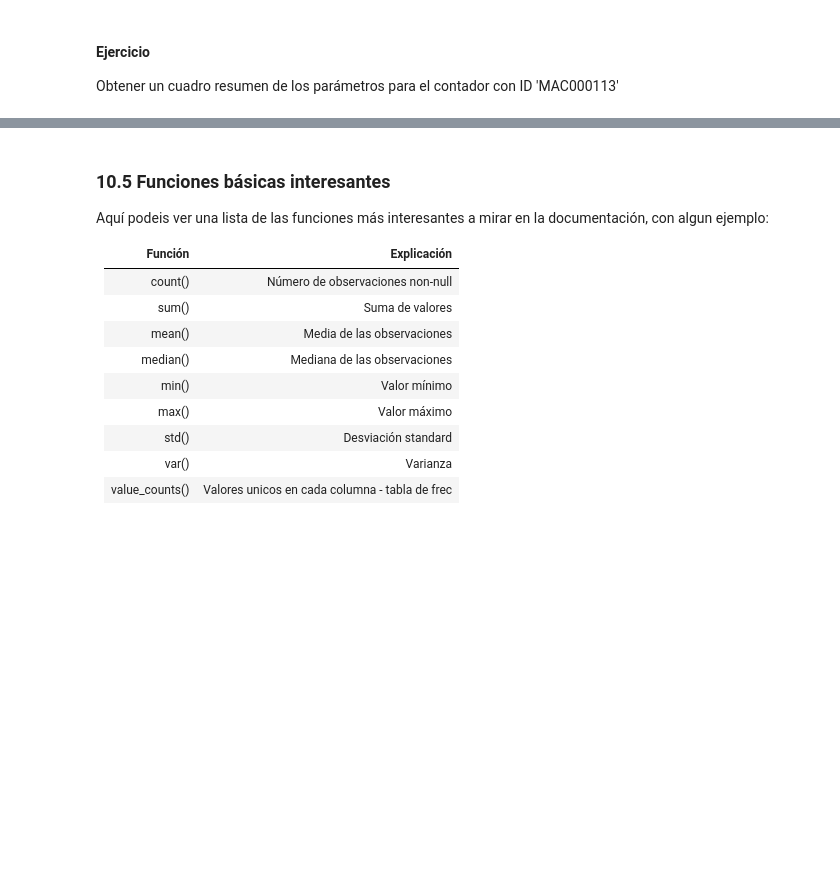
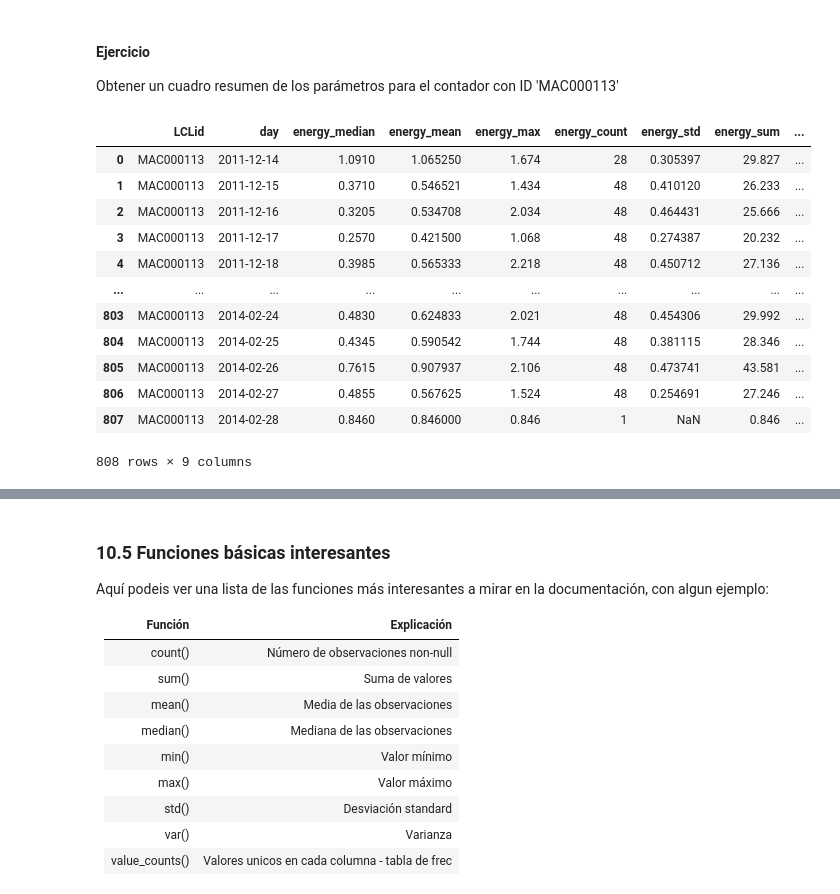
Before and after one commit to sbarja/smart-energy-22-23, a Jupyter notebook: 2.IntroPython-2023.ipynb, the cells around one changed output, grey strips where cells are left out. Cells and saved outputs as stored; diff of their text form; code cells hidden in the pictures; blank space fills up the shorter version.

```diff
--- a/2.IntroPython-2023.ipynb
+++ b/2.IntroPython-2023.ipynb
@@ -1634,6 +1701,21 @@ Obtener un cuadro resumen de los parámetros para el contador con ID 'MAC000113'
 # %%
 ########################################################################
 # vuestro codigo aquí!
+londres[londres['LCLid']== 'MAC000113']
+# %% [output]
+|  | LCLid | day | energy_median | energy_mean | energy_max | energy_count | energy_std | energy_sum | ... |
+| 0 | MAC000113 | 2011-12-14 | 1.0910 | 1.065250 | 1.674 | 28 | 0.305397 | 29.827 | ... |
+| 1 | MAC000113 | 2011-12-15 | 0.3710 | 0.546521 | 1.434 | 48 | 0.410120 | 26.233 | ... |
+| 2 | MAC000113 | 2011-12-16 | 0.3205 | 0.534708 | 2.034 | 48 | 0.464431 | 25.666 | ... |
+| 3 | MAC000113 | 2011-12-17 | 0.2570 | 0.421500 | 1.068 | 48 | 0.274387 | 20.232 | ... |
+| 4 | MAC000113 | 2011-12-18 | 0.3985 | 0.565333 | 2.218 | 48 | 0.450712 | 27.136 | ... |
+| ... | ... | ... | ... | ... | ... | ... | ... | ... | ... |
+| 803 | MAC000113 | 2014-02-24 | 0.4830 | 0.624833 | 2.021 | 48 | 0.454306 | 29.992 | ... |
+| 804 | MAC000113 | 2014-02-25 | 0.4345 | 0.590542 | 1.744 | 48 | 0.381115 | 28.346 | ... |
+| 805 | MAC000113 | 2014-02-26 | 0.7615 | 0.907937 | 2.106 | 48 | 0.473741 | 43.581 | ... |
+| 806 | MAC000113 | 2014-02-27 | 0.4855 | 0.567625 | 1.524 | 48 | 0.254691 | 27.246 | ... |
+| 807 | MAC000113 | 2014-02-28 | 0.8460 | 0.846000 | 0.846 | 1 | NaN | 0.846 | ... |
+808 rows × 9 columns
 # %%
 ##########################################################################
 # cuadro resumen de los parametros
```
Also changed, not shown: parts of 33 cells of this notebook, 5 other files.
